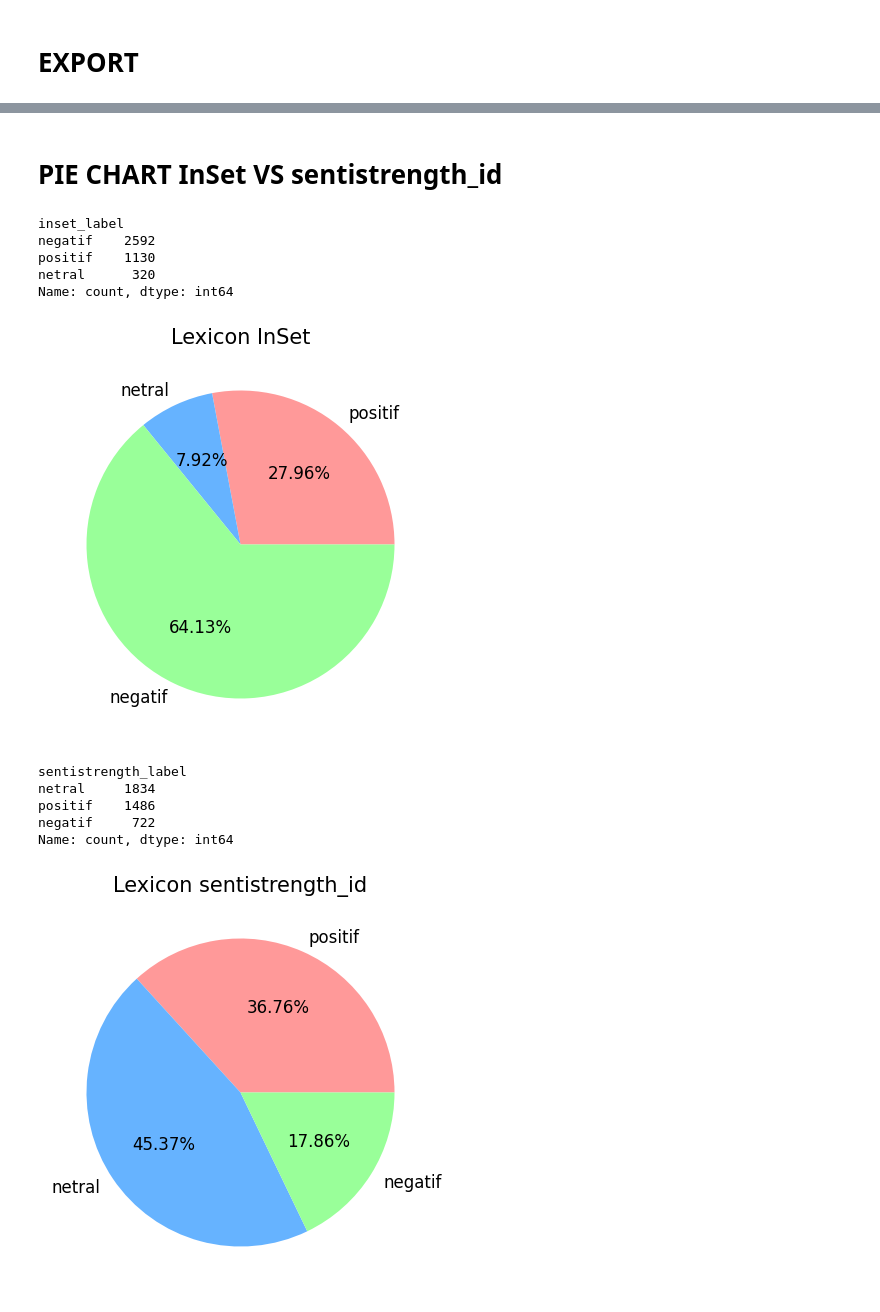
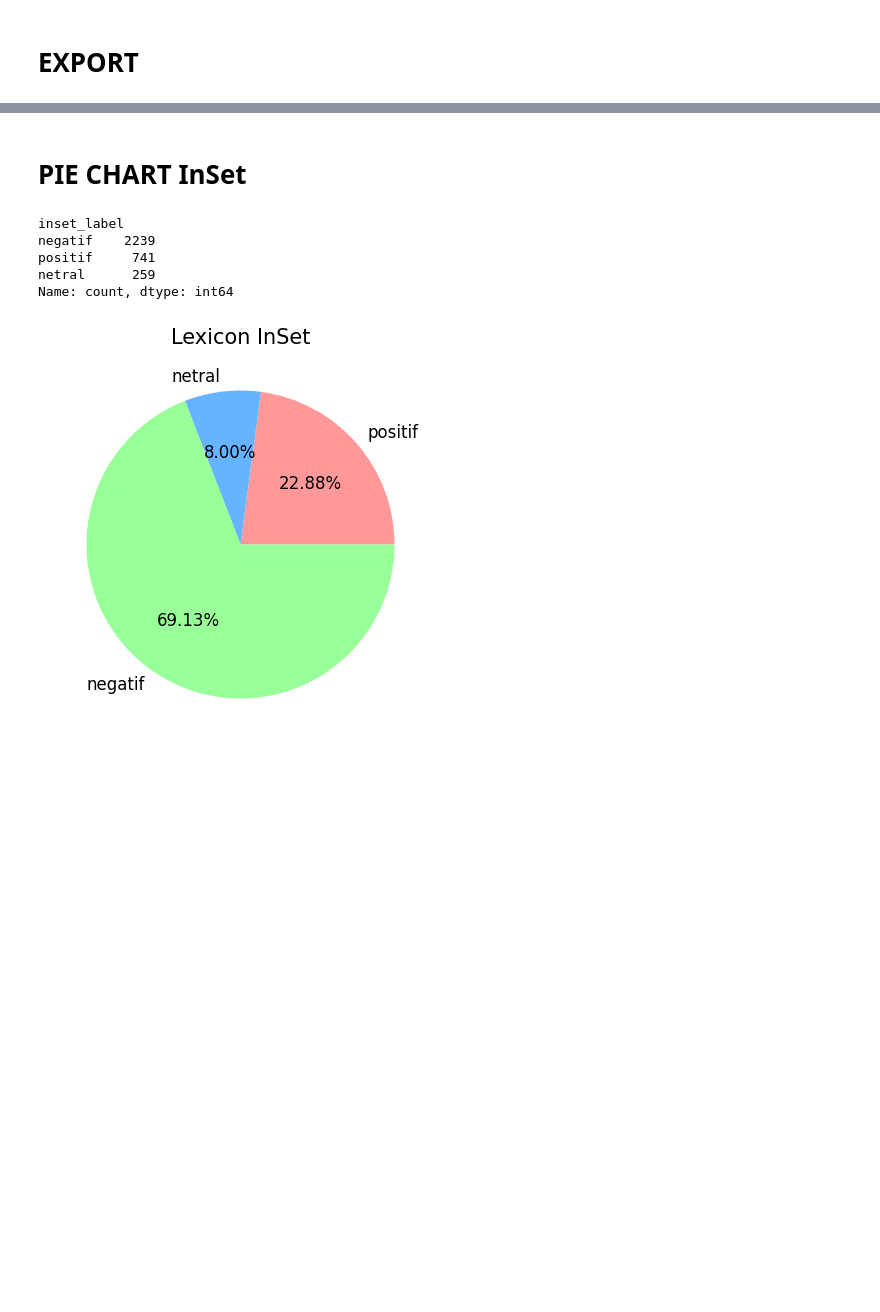
Before and after one commit to rfqma/skripsi, a Jupyter notebook: ind-sentiment.ipynb, the cells around one changed output, grey strips where cells are left out. Saved outputs shown, nothing was run; the diff lists cells and outputs as text; code cells hidden in the pictures; blank space fills up the shorter version.

```diff
--- a/ind-sentiment.ipynb
+++ b/ind-sentiment.ipynb
@@ -103,8 +85,0 @@ sia_sentistrength.lexicon.update(sentistrength)
-# %%
-# polarity score
-def get_sentistrength_compound_score(text):
-  sentistrength_compound_score = sia_sentistrength.polarity_scores(text)["compound"]
-  return sentistrength_compound_score
-
-DATA_FRAME_PREPROCESSED_DATASET["sentistrength_compound_score"] = DATA_FRAME_PREPROCESSED_DATASET["ind_preprocessed_text"].apply(get_sentistrength_compound_score)
-display(DATA_FRAME_PREPROCESSED_DATASET.tail(1))
@@ -137,14 +89,0 @@ DATA_FRAME_PREPROCESSED_DATASET.to_csv("outputs/ind-sentiment.csv", index=False)
-# %%
-fresh_dataset = pd.read_csv("datasets/merged/merged_dataset.csv")
-current_dataset = pd.read_csv("outputs/ind-sentiment.csv")
-
-vol = [['Data Awal', len(fresh_dataset)],
-       ['Data Saat Ini', len(current_dataset)]]
-df = pd.DataFrame(vol, columns=['dt_type', 'dt_vol'])
-sns.set_palette('PuBu',2)
-ax = sns.barplot(data=df.reset_index(), x='dt_type', y='dt_vol')
-ax.set_ylabel('jumlah')
-ax.set_xlabel('')
-ax.set_title('perbandingan data awal terhadap data saat ini', fontsize=15)
-ax.yaxis.set_ticks(np.arange(0, 5000, 2000))
-plt.show()
@@ -153,51 +90,27 @@ plt.show()
 # %% [markdown]
-# PIE CHART InSet VS sentistrength_id
+# PIE CHART InSet
 # %%
 # InSet
 inset_label	= DATA_FRAME_PREPROCESSED_DATASET["inset_label"]
 inset_label_counts = inset_label.value_counts()
 print(inset_label_counts)
 
 positif_inset_perc = inset_label_counts.positif / inset_label_counts.sum() * 100
 netral_inset_perc = inset_label_counts.netral / inset_label_counts.sum() * 100
 negatif_inset_perc = inset_label_counts.negatif / inset_label_counts.sum() * 100
 
 labels = 'positif', 'netral', 'negatif'
 sizes = [positif_inset_perc, netral_inset_perc, negatif_inset_perc]
 colors = ['#ff9999','#66b3ff','#99ff99']
 fig = plt.figure(figsize=(5,5))
 ax = plt.axes()
 ax.pie(sizes, labels = labels, autopct='%.2f%%', colors=colors, textprops={'fontsize': 12})
 ax.set_title('Lexicon InSet', fontsize=15)
 plt.show()
-
-# sentistrength_id
-sentistrength_label = DATA_FRAME_PREPROCESSED_DATASET["sentistrength_label"]
-sentistrength_label_counts = sentistrength_label.value_counts()
-print(sentistrength_label_counts)
-
-positif_sentistrength_perc = sentistrength_label_counts.positif / sentistrength_label_counts.sum() * 100
-netral_sentistrength_perc = sentistrength_label_counts.netral / sentistrength_label_counts.sum() * 100
-negatif_sentistrength_perc = sentistrength_label_counts.negatif / sentistrength_label_counts.sum() * 100
-
-labels = 'positif', 'netral', 'negatif'
-sizes = [positif_sentistrength_perc, netral_sentistrength_perc, negatif_sentistrength_perc]
-colors = ['#ff9999','#66b3ff','#99ff99']
-fig = plt.figure(figsize=(5,5))
-ax = plt.axes()
-ax.pie(sizes, labels = labels, autopct='%.2f%%', colors=colors, textprops={'fontsize': 12})
-ax.set_title('Lexicon sentistrength_id', fontsize=15)
-plt.show()
 # %% [output]
 inset_label
-negatif    2592
-positif    1130
-netral      320
+negatif    2239
+positif     741
+netral      259
 Name: count, dtype: int64
-[figure, old version]
+[figure, new version]
-sentistrength_label
-netral     1834
-positif    1486
-negatif     722
-Name: count, dtype: int64
-[figure, removed]
```
Also changed, not shown: parts of 13 cells of this notebook, 18 other files.
